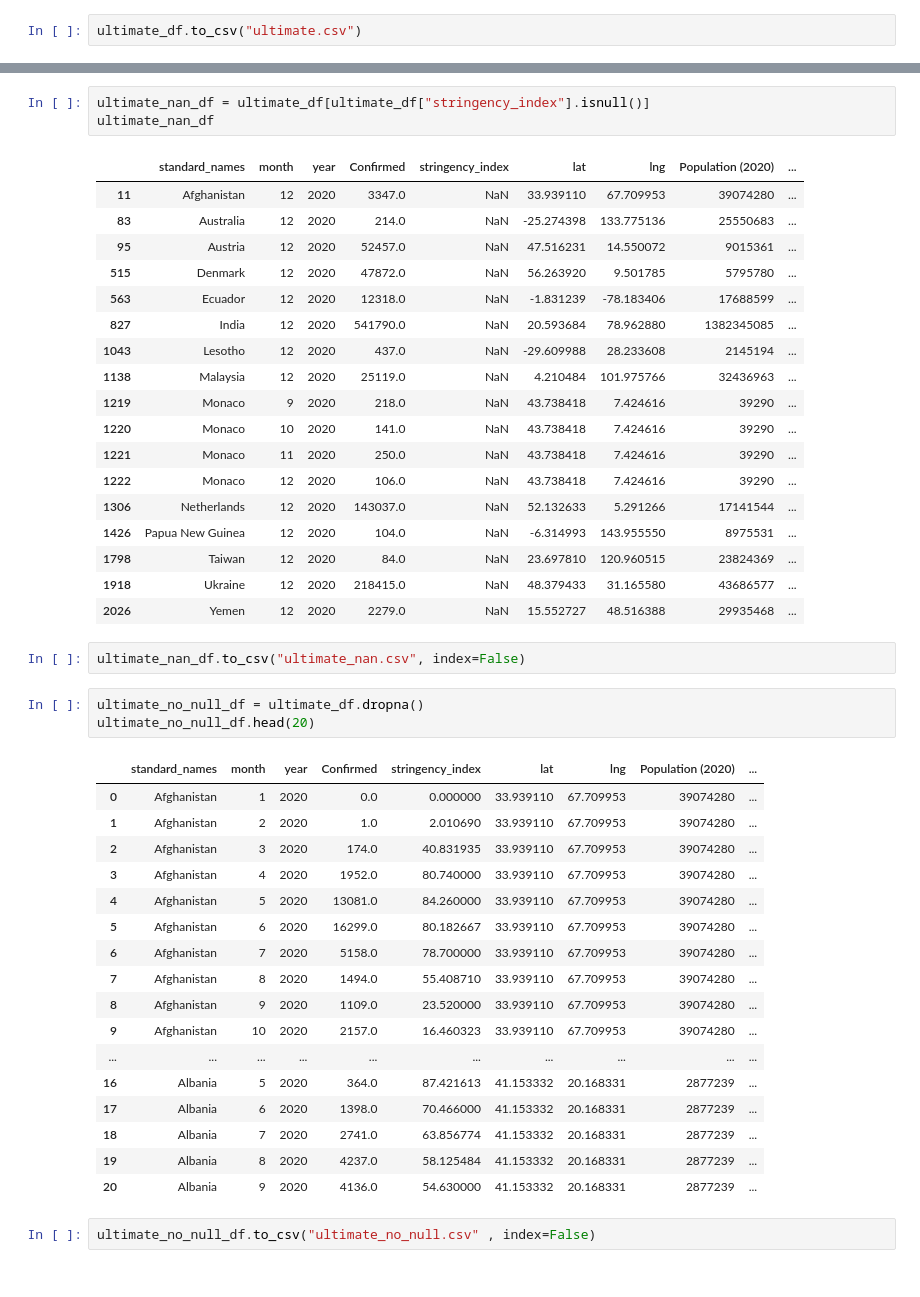
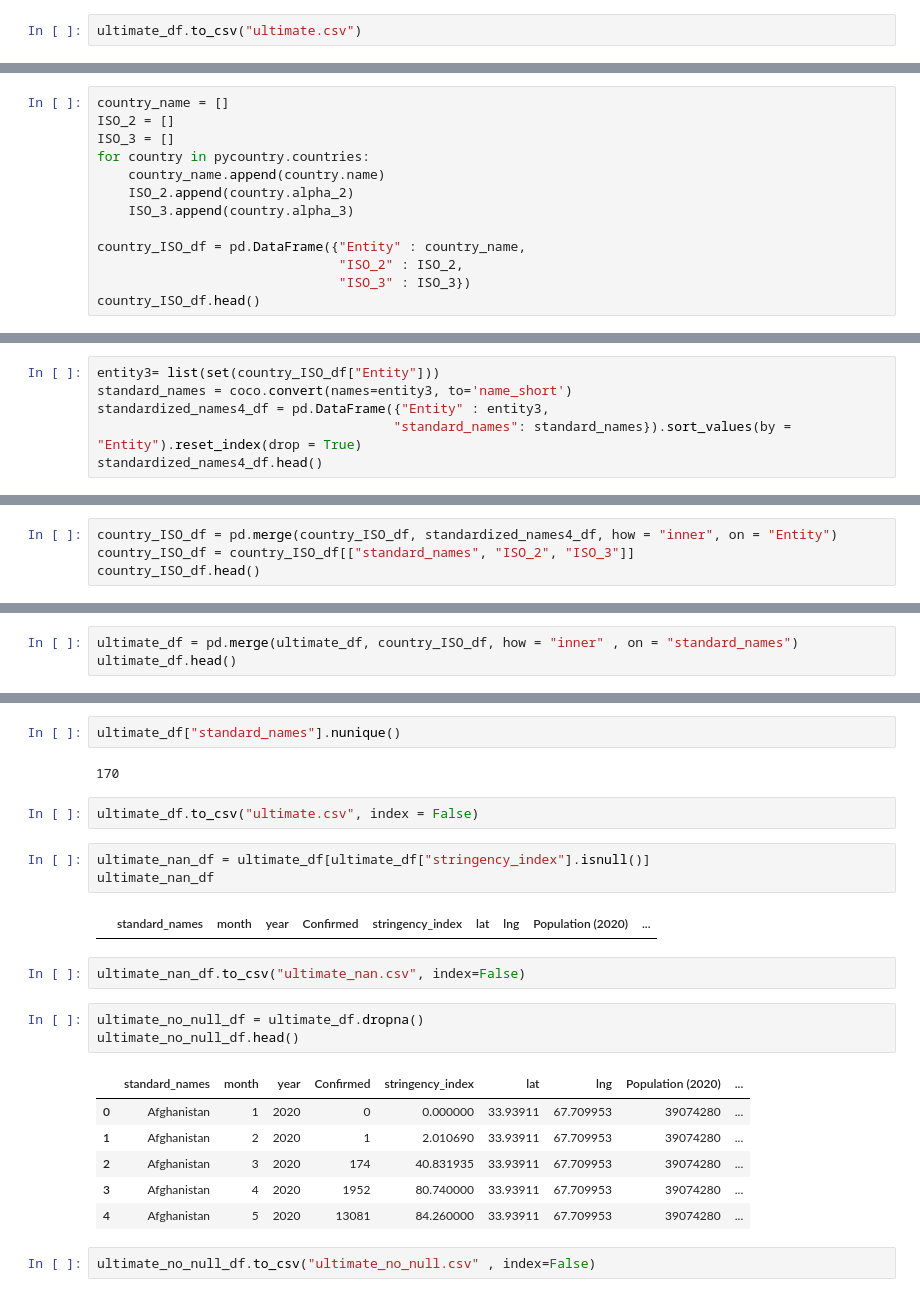
Before and after one commit to mirahmed07/project_covid_global, a Jupyter notebook: covid_global_cleaning.ipynb, the cells around one changed output, grey strips where cells are left out. Cells and saved outputs as stored; diff of their text form.

```diff
--- a/covid_global_cleaning.ipynb
+++ b/covid_global_cleaning.ipynb
@@ -604,0 +391,13 @@ ultimate_df = pd.read_csv("ultimate.csv")
+# %%
+country_name = []
+ISO_2 = []
+ISO_3 = []
+for country in pycountry.countries:
+    country_name.append(country.name)
+    ISO_2.append(country.alpha_2)
+    ISO_3.append(country.alpha_3)
+
+country_ISO_df = pd.DataFrame({"Entity" : country_name,
+                               "ISO_2" : ISO_2,
+                               "ISO_3" : ISO_3})
+country_ISO_df.head()
@@ -604,0 +411,6 @@ ultimate_df = pd.read_csv("ultimate.csv")
+# %%
+entity3= list(set(country_ISO_df["Entity"]))
+standard_names = coco.convert(names=entity3, to='name_short')
+standardized_names4_df = pd.DataFrame({"Entity" : entity3,
+                                      "standard_names": standard_names}).sort_values(by = "Entity").reset_index(drop = True)
+standardized_names4_df.head()
@@ -604,0 +424,4 @@ ultimate_df = pd.read_csv("ultimate.csv")
+# %%
+country_ISO_df = pd.merge(country_ISO_df, standardized_names4_df, how = "inner", on = "Entity")
+country_ISO_df = country_ISO_df[["standard_names", "ISO_2", "ISO_3"]]
+country_ISO_df.head()
@@ -604,0 +439,3 @@ ultimate_df = pd.read_csv("ultimate.csv")
+# %%
+ultimate_df = pd.merge(ultimate_df, country_ISO_df, how = "inner" , on = "standard_names")
+ultimate_df.head()
@@ -605,48 +449,26 @@ ultimate_df = pd.read_csv("ultimate.csv")
+# %%
+ultimate_df["standard_names"].nunique()
+# %% [output]
+170
+# %%
+ultimate_df.to_csv("ultimate.csv", index = False)
 # %%
 ultimate_nan_df = ultimate_df[ultimate_df["stringency_index"].isnull()]
 ultimate_nan_df
 # %% [output]
 |  | standard_names | month | year | Confirmed | stringency_index | lat | lng | Population (2020) | ... |
-| 11 | Afghanistan | 12 | 2020 | 3347.0 | NaN | 33.939110 | 67.709953 | 39074280 | ... |
-| 83 | Australia | 12 | 2020 | 214.0 | NaN | -25.274398 | 133.775136 | 25550683 | ... |
-| 95 | Austria | 12 | 2020 | 52457.0 | NaN | 47.516231 | 14.550072 | 9015361 | ... |
-| 515 | Denmark | 12 | 2020 | 47872.0 | NaN | 56.263920 | 9.501785 | 5795780 | ... |
-| 563 | Ecuador | 12 | 2020 | 12318.0 | NaN | -1.831239 | -78.183406 | 17688599 | ... |
-| 827 | India | 12 | 2020 | 541790.0 | NaN | 20.593684 | 78.962880 | 1382345085 | ... |
-| 1043 | Lesotho | 12 | 2020 | 437.0 | NaN | -29.609988 | 28.233608 | 2145194 | ... |
-| 1138 | Malaysia | 12 | 2020 | 25119.0 | NaN | 4.210484 | 101.975766 | 32436963 | ... |
-| 1219 | Monaco | 9 | 2020 | 218.0 | NaN | 43.738418 | 7.424616 | 39290 | ... |
-| 1220 | Monaco | 10 | 2020 | 141.0 | NaN | 43.738418 | 7.424616 | 39290 | ... |
-| 1221 | Monaco | 11 | 2020 | 250.0 | NaN | 43.738418 | 7.424616 | 39290 | ... |
-| 1222 | Monaco | 12 | 2020 | 106.0 | NaN | 43.738418 | 7.424616 | 39290 | ... |
-| 1306 | Netherlands | 12 | 2020 | 143037.0 | NaN | 52.132633 | 5.291266 | 17141544 | ... |
-| 1426 | Papua New Guinea | 12 | 2020 | 104.0 | NaN | -6.314993 | 143.955550 | 8975531 | ... |
-| 1798 | Taiwan | 12 | 2020 | 84.0 | NaN | 23.697810 | 120.960515 | 23824369 | ... |
-| 1918 | Ukraine | 12 | 2020 | 218415.0 | NaN | 48.379433 | 31.165580 | 43686577 | ... |
-| 2026 | Yemen | 12 | 2020 | 2279.0 | NaN | 15.552727 | 48.516388 | 29935468 | ... |
 # %%
 ultimate_nan_df.to_csv("ultimate_nan.csv", index=False)
 # %%
 ultimate_no_null_df = ultimate_df.dropna()
-ultimate_no_null_df.head(20)
+ultimate_no_null_df.head()
 # %% [output]
 |  | standard_names | month | year | Confirmed | stringency_index | lat | lng | Population (2020) | ... |
-| 0 | Afghanistan | 1 | 2020 | 0.0 | 0.000000 | 33.939110 | 67.709953 | 39074280 | ... |
-| 1 | Afghanistan | 2 | 2020 | 1.0 | 2.010690 | 33.939110 | 67.709953 | 39074280 | ... |
-| 2 | Afghanistan | 3 | 2020 | 174.0 | 40.831935 | 33.939110 | 67.709953 | 39074280 | ... |
-| 3 | Afghanistan | 4 | 2020 | 1952.0 | 80.740000 | 33.939110 | 67.709953 | 39074280 | ... |
-| 4 | Afghanistan | 5 | 2020 | 13081.0 | 84.260000 | 33.939110 | 67.709953 | 39074280 | ... |
-| 5 | Afghanistan | 6 | 2020 | 16299.0 | 80.182667 | 33.939110 | 67.709953 | 39074280 | ... |
-| 6 | Afghanistan | 7 | 2020 | 5158.0 | 78.700000 | 33.939110 | 67.709953 | 39074280 | ... |
-| 7 | Afghanistan | 8 | 2020 | 1494.0 | 55.408710 | 33.939110 | 67.709953 | 39074280 | ... |
-| 8 | Afghanistan | 9 | 2020 | 1109.0 | 23.520000 | 33.939110 | 67.709953 | 39074280 | ... |
-| 9 | Afghanistan | 10 | 2020 | 2157.0 | 16.460323 | 33.939110 | 67.709953 | 39074280 | ... |
-| ... | ... | ... | ... | ... | ... | ... | ... | ... | ... |
-| 16 | Albania | 5 | 2020 | 364.0 | 87.421613 | 41.153332 | 20.168331 | 2877239 | ... |
-| 17 | Albania | 6 | 2020 | 1398.0 | 70.466000 | 41.153332 | 20.168331 | 2877239 | ... |
-| 18 | Albania | 7 | 2020 | 2741.0 | 63.856774 | 41.153332 | 20.168331 | 2877239 | ... |
-| 19 | Albania | 8 | 2020 | 4237.0 | 58.125484 | 41.153332 | 20.168331 | 2877239 | ... |
-| 20 | Albania | 9 | 2020 | 4136.0 | 54.630000 | 41.153332 | 20.168331 | 2877239 | ... |
+| 0 | Afghanistan | 1 | 2020 | 0 | 0.000000 | 33.93911 | 67.709953 | 39074280 | ... |
+| 1 | Afghanistan | 2 | 2020 | 1 | 2.010690 | 33.93911 | 67.709953 | 39074280 | ... |
+| 2 | Afghanistan | 3 | 2020 | 174 | 40.831935 | 33.93911 | 67.709953 | 39074280 | ... |
+| 3 | Afghanistan | 4 | 2020 | 1952 | 80.740000 | 33.93911 | 67.709953 | 39074280 | ... |
+| 4 | Afghanistan | 5 | 2020 | 13081 | 84.260000 | 33.93911 | 67.709953 | 39074280 | ... |
 # %%
 ultimate_no_null_df.to_csv("ultimate_no_null.csv" , index=False)
 # %%
```
Also changed, not shown: parts of 57 cells of this notebook, 8 other files.
